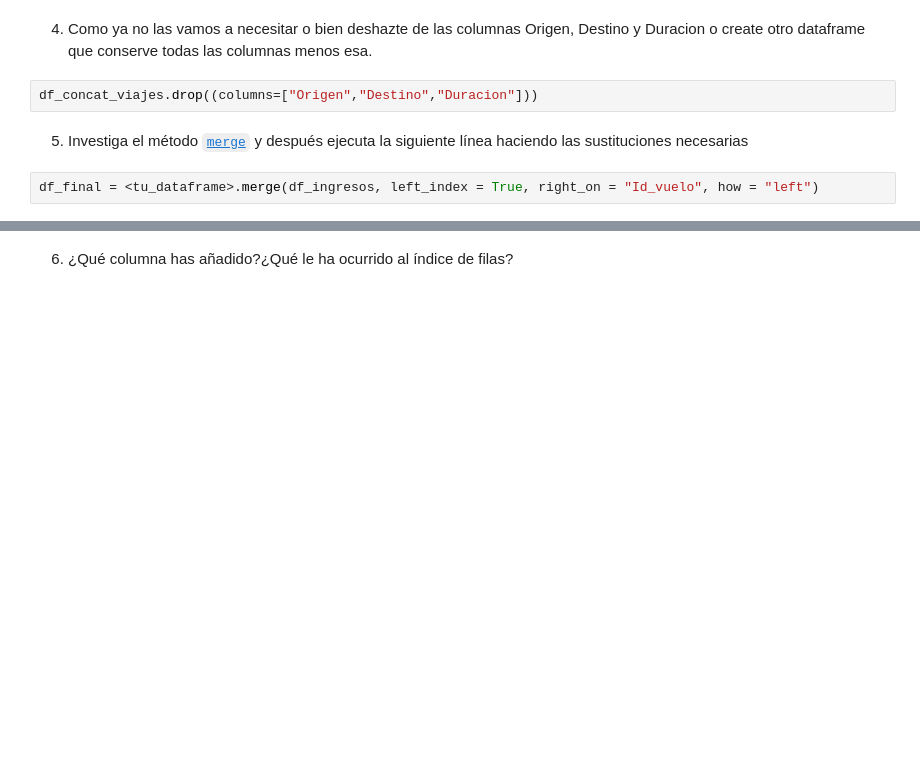
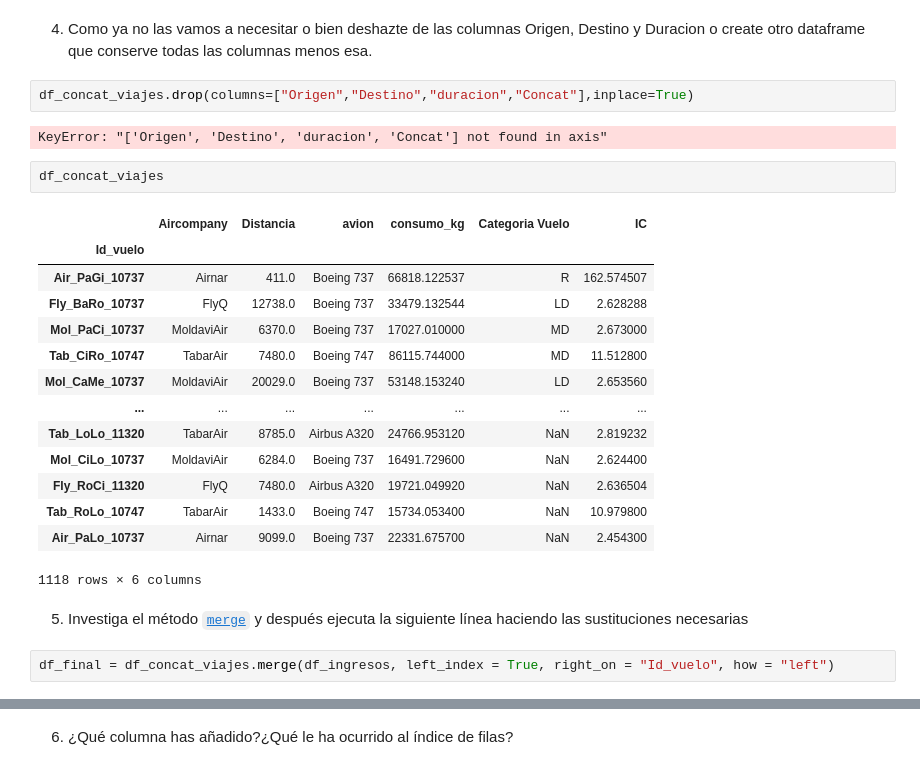
Before and after one commit to JesusGs91/ONLINE_DS_THEBRIDGE_JesusGonzalezSuarez, a Jupyter notebook: Sprint_04/Unidad_02/Practica_Obligatoria/18_Practica_Obligatoria_Pandas_II.ipynb, the cells around one changed output, grey strips where cells are left out. Saved outputs shown, nothing was run; the diff lists cells and outputs as text; blank space fills up the shorter version.

```diff
--- a/Sprint_04/Unidad_02/Practica_Obligatoria/18_Practica_Obligatoria_Pandas_II.ipynb
+++ b/Sprint_04/Unidad_02/Practica_Obligatoria/18_Practica_Obligatoria_Pandas_II.ipynb
@@ -568,8 +568,27 @@ df_concat_viajes.loc[df_concat_viajes["IC"].isna()]
 # %% [markdown]
 4. Como ya no las vamos a necesitar o bien deshazte de las columnas Origen, Destino y Duracion o create otro dataframe que conserve todas las columnas menos esa.
 # %%
-df_concat_viajes.drop((columns=["Origen","Destino","Duracion"]))
+df_concat_viajes.drop(columns=["Origen","Destino","duracion","Concat"],inplace=True)
+# %% [output]
+KeyError: "['Origen', 'Destino', 'duracion', 'Concat'] not found in axis"
+# %%
+df_concat_viajes
+# %% [output]
+|  | Aircompany | Distancia | avion | consumo_kg | Categoria Vuelo | IC |
+| Id_vuelo |  |  |  |  |  |  |
+| Air_PaGi_10737 | Airnar | 411.0 | Boeing 737 | 66818.122537 | R | 162.574507 |
+| Fly_BaRo_10737 | FlyQ | 12738.0 | Boeing 737 | 33479.132544 | LD | 2.628288 |
+| Mol_PaCi_10737 | MoldaviAir | 6370.0 | Boeing 737 | 17027.010000 | MD | 2.673000 |
+| Tab_CiRo_10747 | TabarAir | 7480.0 | Boeing 747 | 86115.744000 | MD | 11.512800 |
+| Mol_CaMe_10737 | MoldaviAir | 20029.0 | Boeing 737 | 53148.153240 | LD | 2.653560 |
+| ... | ... | ... | ... | ... | ... | ... |
+| Tab_LoLo_11320 | TabarAir | 8785.0 | Airbus A320 | 24766.953120 | NaN | 2.819232 |
+| Mol_CiLo_10737 | MoldaviAir | 6284.0 | Boeing 737 | 16491.729600 | NaN | 2.624400 |
+| Fly_RoCi_11320 | FlyQ | 7480.0 | Airbus A320 | 19721.049920 | NaN | 2.636504 |
+| Tab_RoLo_10747 | TabarAir | 1433.0 | Boeing 747 | 15734.053400 | NaN | 10.979800 |
+| Air_PaLo_10737 | Airnar | 9099.0 | Boeing 737 | 22331.675700 | NaN | 2.454300 |
+1118 rows × 6 columns
 # %% [markdown]
 5. Investiga el método [`merge`](https://pandas.pydata.org/docs/reference/api/pandas.DataFrame.merge.html "Info sobre joins") y después ejecuta la siguiente línea haciendo las sustituciones necesarias
 # %%
-df_final = <tu_dataframe>.merge(df_ingresos, left_index = True, right_on = "Id_vuelo", how = "left")
+df_final = df_concat_viajes.merge(df_ingresos, left_index = True, right_on = "Id_vuelo", how = "left")
```
Also changed, not shown: parts of 5 cells of this notebook.
